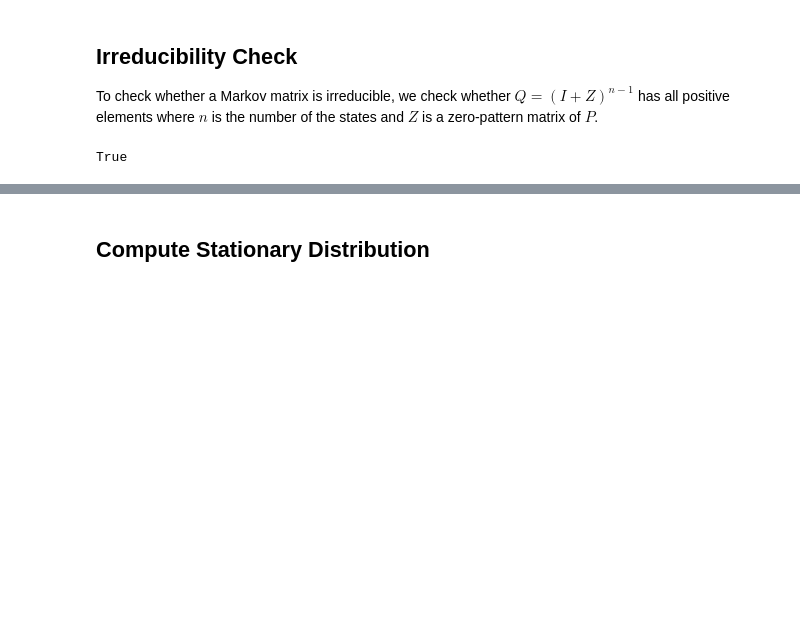
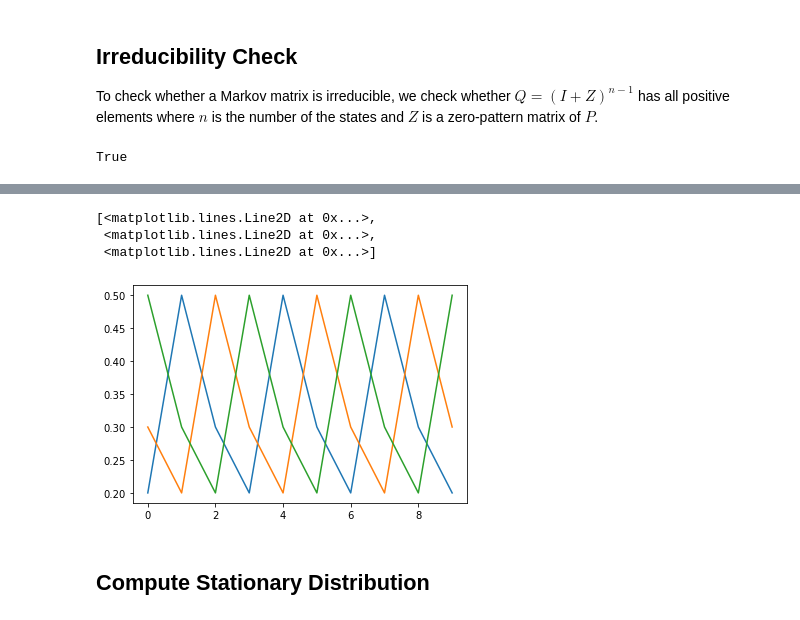
Before and after one commit to wupeifan/ECON_407_Fall2020, a Jupyter notebook: Notebooks/MarkovChainExample.ipynb, the cells around one changed output, grey strips where cells are left out. Drawn from its saved outputs; the diff is of its cells as text; code cells hidden in the pictures; blank space fills up the shorter version.

```diff
--- a/Notebooks/MarkovChainExample.ipynb
+++ b/Notebooks/MarkovChainExample.ipynb
@@ -157,0 +170,6 @@ True
+# %%
+P_periodic = np.array([[0, 1, 0], [0, 0, 1], [1, 0, 0]])
+Trans = P_periodic
+for i in range(3):
+    print(Trans)
+    Trans = Trans @ P_periodic # becomes identity matrix after 3 periods
@@ -158,3 +186,14 @@ True
+# %%
+ini_dist = np.array([0.2, 0.3, 0.5])
+T = 10
+res = Markov_simulation_dist(P_periodic, ini_dist, T)
+# %%
+plt.plot(res)
+# %% [output]
+[<matplotlib.lines.Line2D at 0x...>,
+ <matplotlib.lines.Line2D at 0x...>,
+ <matplotlib.lines.Line2D at 0x...>]
+[figure, added]
 # %% [markdown]
 ## Compute Stationary Distribution
 # %%
```
Also changed, not shown: parts of 7 cells of this notebook, 2 other files.
